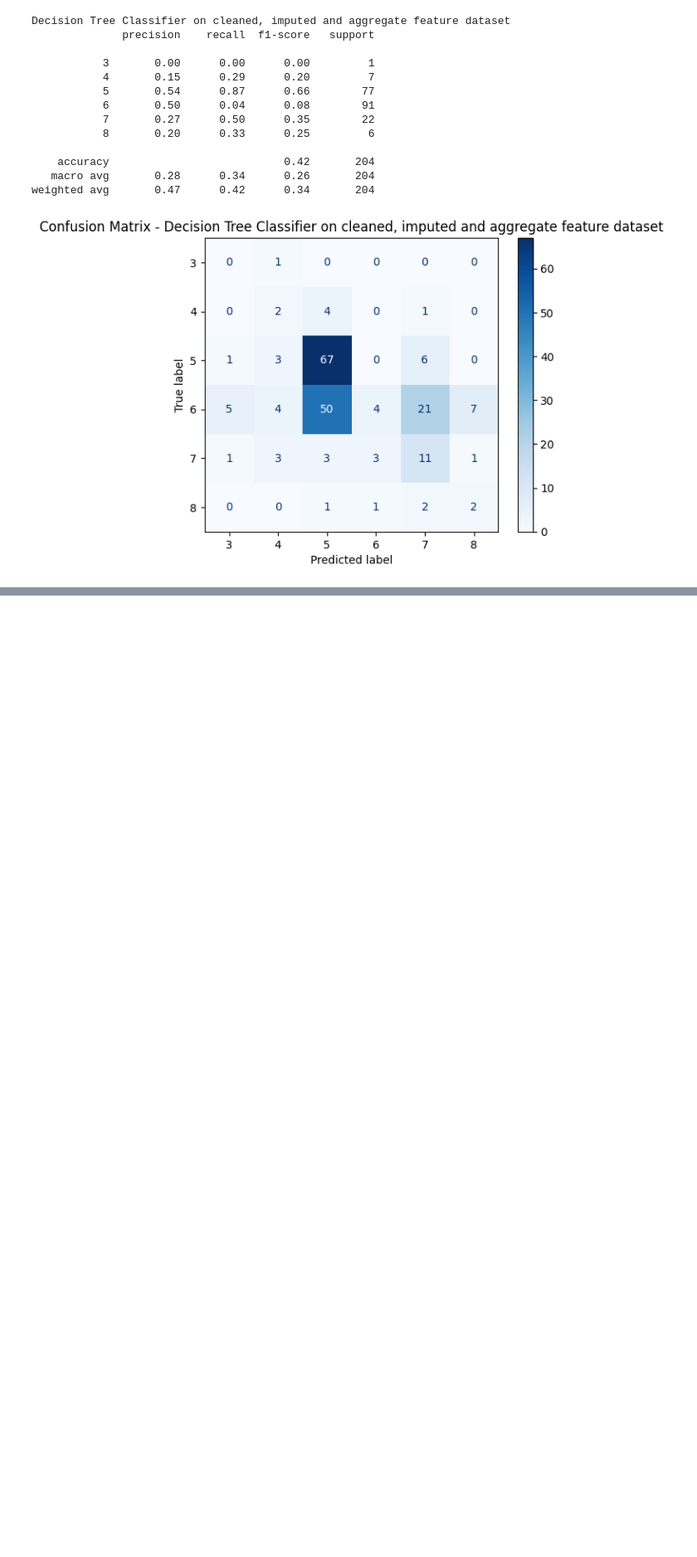
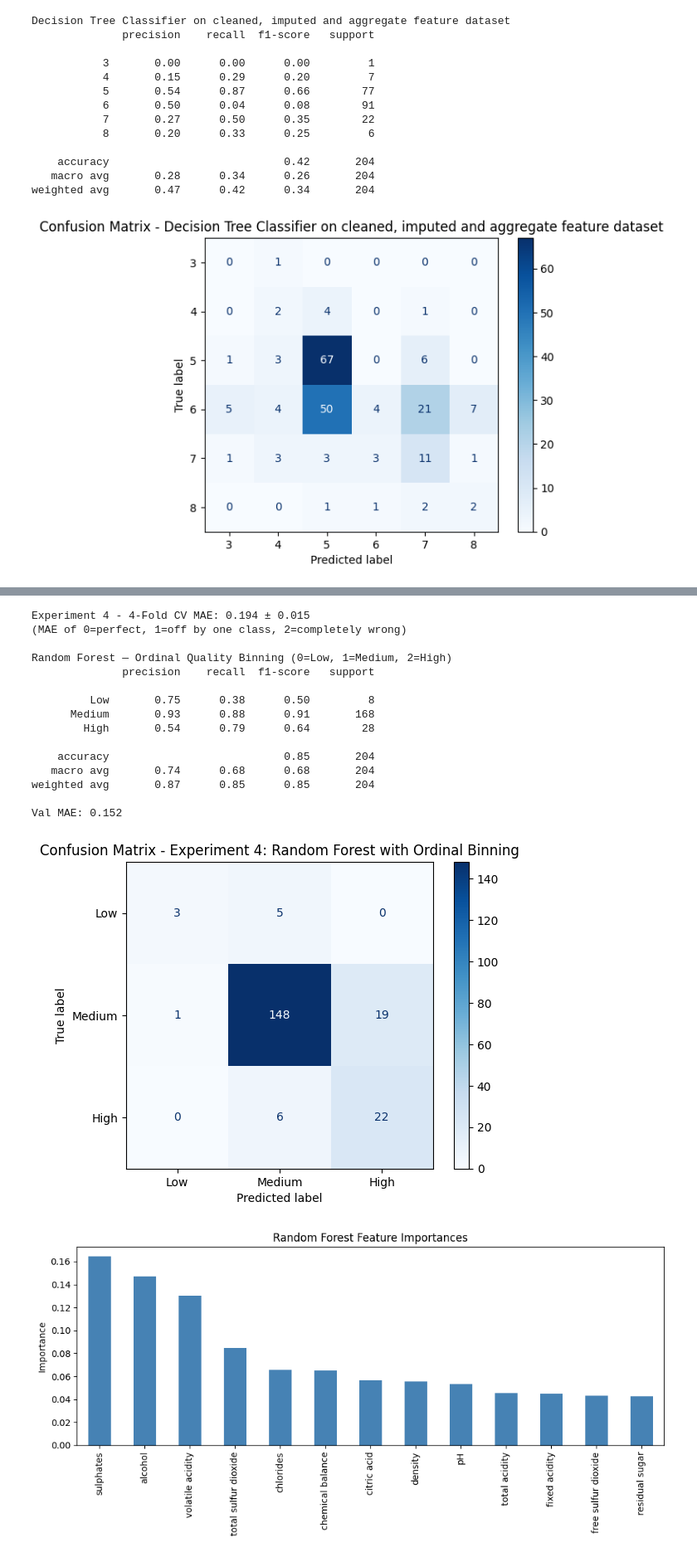
Before and after one commit to JCoji/DataScienceA2, a Jupyter notebook: A3 - Jonthan Cojita, Lucas Gavura.ipynb, the cells around one changed output, grey strips where cells are left out. Shown at 83% size. Saved outputs shown, nothing was run; the diff lists cells and outputs as text; code cells hidden in the pictures; blank space fills up the shorter version.

```diff
--- a/A3 - Jonthan Cojita, Lucas Gavura.ipynb
+++ b/A3 - Jonthan Cojita, Lucas Gavura.ipynb
@@ -310,0 +345,71 @@ plt.show()
+# %%
+#Experiment 4: Random Forest Classifier on cleaned, imputed and aggregate feature dataset with ordinal quality binning
+from sklearn.ensemble import RandomForestClassifier
+from sklearn.model_selection import StratifiedKFold
+from sklearn.metrics import make_scorer, mean_absolute_error
+
+rf = RandomForestClassifier(
+    n_estimators=100,
+    max_depth=7,
+    min_samples_split=10,
+    min_samples_leaf=5,
+    max_features='sqrt',
+    class_weight='balanced',
+    random_state=42
+)
+
+feature_cols = [c for c in val_df_binned.columns if c not in ['quality', 'quality_bin']]
+
+train_reduced_binned = train_reduced.copy()
+train_reduced_binned['total acidity'] = train_reduced_binned['fixed acidity'] + train_reduced_binned['volatile acidity']
+train_reduced_binned['chemical balance'] = train_reduced_binned['citric acid'] / (train_reduced_binned['fixed acidity'] + train_reduced_binned['volatile acidity'])
+train_reduced_binned['quality_bin'] = train_reduced_binned['quality'].apply(quality_bin)
+
+X_rf = train_reduced_binned[feature_cols]
+y_rf = train_reduced_binned['quality_bin']
+
+cv = StratifiedKFold(n_splits=4, shuffle=True, random_state=42)
+mae_scorer = make_scorer(mean_absolute_error, greater_is_better=False)
+
+cv_scores_rf = cross_val_score(rf, X_rf, y_rf, cv=cv, scoring=mae_scorer)
+print(f"Experiment 4 - 4-Fold CV MAE: {-cv_scores_rf.mean():.3f} ± {cv_scores_rf.std():.3f}")
+print("(MAE of 0=perfect, 1=off by one class, 2=completely wrong)")
+
+rf.fit(train_df_binned[feature_cols], train_df_binned['quality_bin'])
+val_preds_rf = rf.predict(val_df_binned[feature_cols])
+
+print("\nRandom Forest — Ordinal Quality Binning (0=Low, 1=Medium, 2=High)")
+print(classification_report(val_df_binned['quality_bin'], val_preds_rf,
+                             target_names=['Low', 'Medium', 'High']))
+print(f"Val MAE: {mean_absolute_error(val_df_binned['quality_bin'], val_preds_rf):.3f}")
+
+cm_rf = confusion_matrix(val_df_binned['quality_bin'], val_preds_rf)
+ConfusionMatrixDisplay(confusion_matrix=cm_rf, display_labels=['Low', 'Medium', 'High']).plot(cmap=plt.cm.Blues)
+plt.title("Confusion Matrix - Experiment 4: Random Forest with Ordinal Binning")
+plt.show()
+
+importances = pd.Series(rf.feature_importances_, index=feature_cols).sort_values(ascending=False)
+plt.figure(figsize=(10, 5))
+importances.plot(kind='bar', color='steelblue')
+plt.title("Random Forest Feature Importances")
+plt.ylabel("Importance")
+plt.tight_layout()
+plt.show()
+# %% [output]
+Experiment 4 - 4-Fold CV MAE: 0.194 ± 0.015
+(MAE of 0=perfect, 1=off by one class, 2=completely wrong)
+
+Random Forest — Ordinal Quality Binning (0=Low, 1=Medium, 2=High)
+              precision    recall  f1-score   support
+
+         Low       0.75      0.38      0.50         8
+      Medium       0.93      0.88      0.91       168
+        High       0.54      0.79      0.64        28
+
+    accuracy                           0.85       204
+   macro avg       0.74      0.68      0.68       204
+weighted avg       0.87      0.85      0.85       204
+
+Val MAE: 0.152
+[figure, added]
+[figure, added]
```
Also changed, not shown: parts of 3 cells of this notebook.
